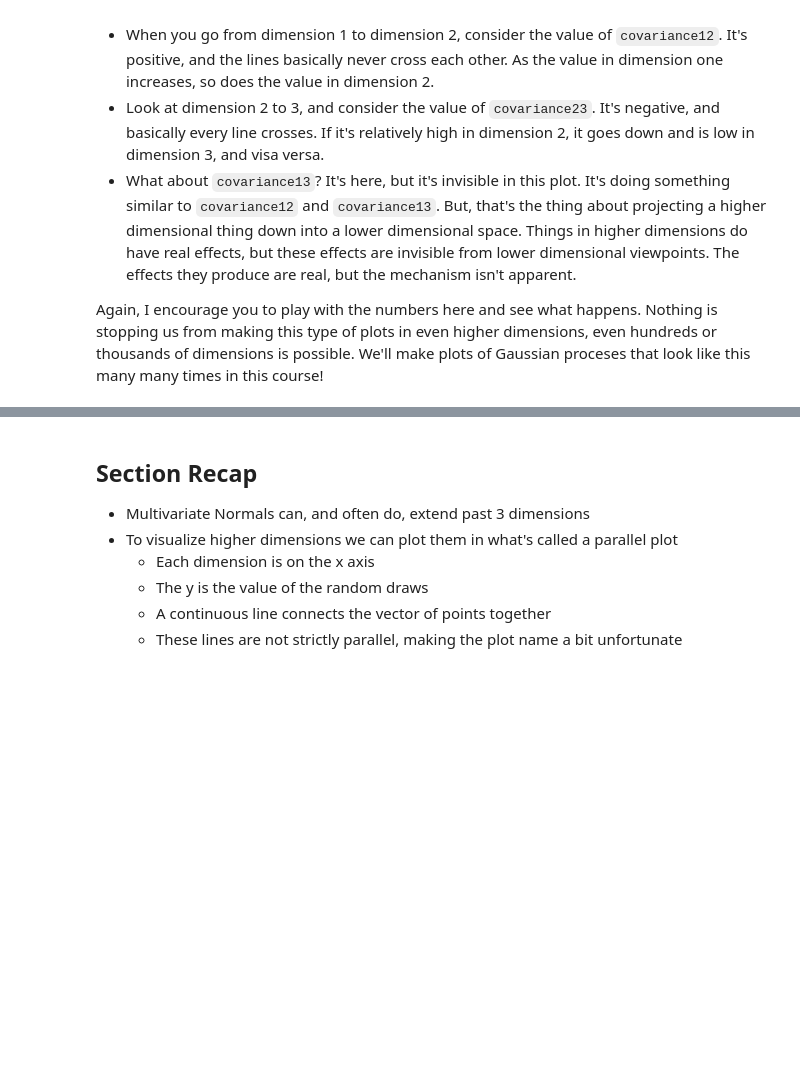
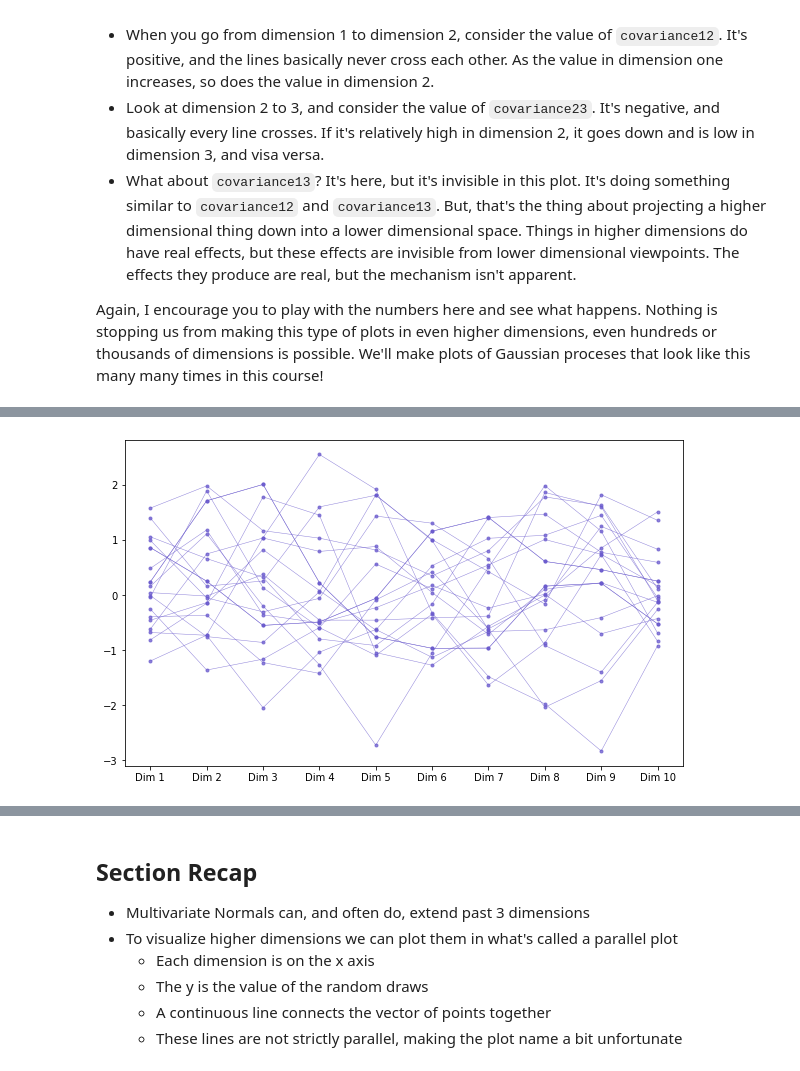
Before and after one commit to bwengals/etc, a Jupyter notebook: Lesson03_MvNormals.ipynb, the cells around one changed output, grey strips where cells are left out. Saved outputs shown, nothing was run; the diff lists cells and outputs as text; code cells hidden in the pictures; blank space fills up the shorter version.

```diff
--- a/Lesson03_MvNormals.ipynb
+++ b/Lesson03_MvNormals.ipynb
@@ -301,0 +477,19 @@ Again, I encourage you to play with the numbers here and see what happens.  Noth
+# %%
+# Lets use a zero mean this time
+mu = np.zeros(10)
+
+# Draw samples from this random vector
+random_vector = pm.MvNormal.dist(mu=mu, cov=cov_matrix)
+samples = pm.draw(random_vector, draws=100)
+
+x = np.arange(len(mu))
+fig, ax = plt.subplots(1,1,figsize=(10, 6))
+
+# plot 100 of the samples
+ix = np.random.randint(0, samples.shape[0], 20)
+ax.plot(x, samples[ix, :].T, color="slateblue", lw=0.5, alpha=0.75, marker=".")
+
+ax.set_xticks(x);
+ax.set_xticklabels(["Dim " + str(i + 1) for i in range(len(x))]);
+# %% [output]
+[figure, added]
```
Also changed, not shown: parts of 28 cells of this notebook, 3 other files.
